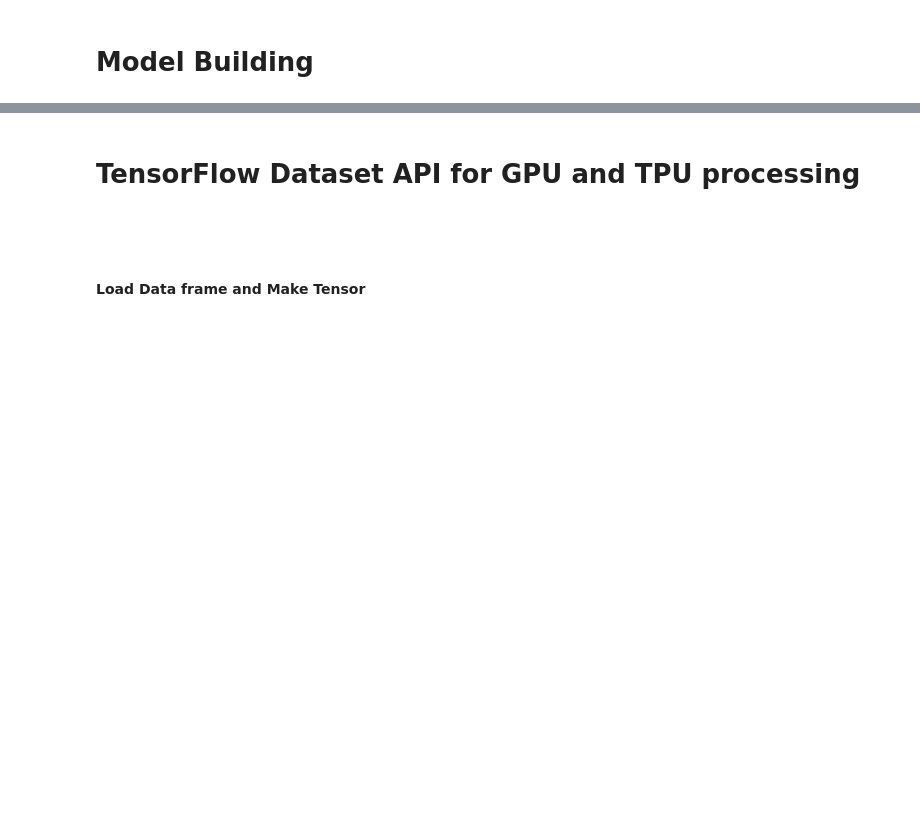
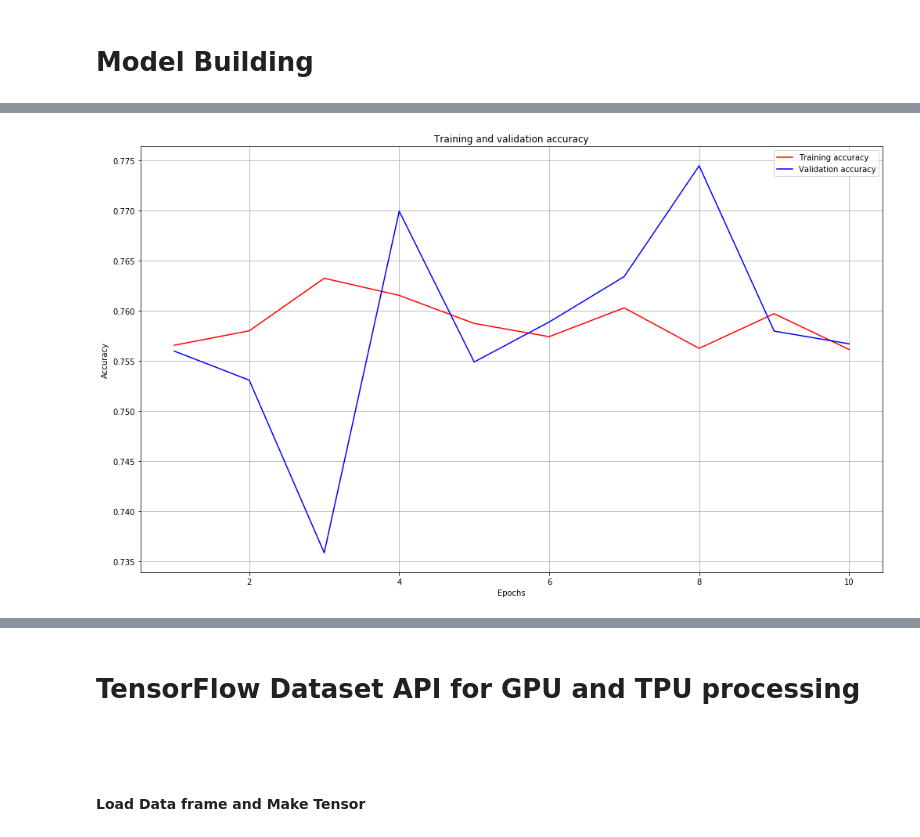
Before and after one commit to sachin032/TensorFlow, a Jupyter notebook: Exercise-1.ipynb, the cells around one changed output, grey strips where cells are left out. Cells and saved outputs as stored; diff of their text form; code cells hidden in the pictures; blank space fills up the shorter version.

```diff
--- a/Exercise-1.ipynb
+++ b/Exercise-1.ipynb
@@ -428,0 +423,2 @@ http://63d67953.ngrok.io
+# %%
+DATASET_SIZE = len(df)
@@ -457,0 +524,31 @@ ImportError: ignored
+# %%
+#Model 6H8N with dropouts
+def get_dropout_compiled_model():
+    model = tf.keras.Sequential([
+        tf.keras.layers.Dense(8, activation='relu', ),
+        tf.keras.layers.Dense(8, activation='relu'),
+        tf.keras.layers.Dropout(0.2),
+        tf.keras.layers.Dense(8, activation='relu'),
+        tf.keras.layers.Dropout(0.2),
+        tf.keras.layers.Dense(8, activation='relu'),
+        tf.keras.layers.Dropout(0.2),
+        tf.keras.layers.Dense(8, activation='relu'),
+        tf.keras.layers.Dropout(0.2),
+        tf.keras.layers.Dense(8, activation='relu'),
+        tf.keras.layers.Dense(1, activation='sigmoid')
+    ])
+
+    model.compile(optimizer=RMSprop(lr=0.001),
+                  loss='binary_crossentropy',
+                  metrics=['accuracy'],
+                  verbose=1,
+                  callbacks = [callback]
+                  )
+
+    return model
+# %%
+droput_model = get_dropout_compiled_model()
+
+droput_history = droput_model.fit(x=train_dataset,
+                    validation_data=val_dataset,
+                    epochs=10)
@@ -458,14 +576,15 @@ ImportError: ignored
 # %%
-import matplotlib.pyplot as plt
-loss = history.history['acc']
-val_loss = history.history['val_acc']
-
+acc = droput_history.history['accuracy']
+val_acc = droput_history.history['val_accuracy']
 epochs = range(len(acc))
 plt.figure(figsize=(17,10))
-plt.plot(epochs, loss, 'r', label='Training accuracy')
-plt.plot(epochs, val_loss, 'b', label='Validation accuracy')
+plt.plot(range(1,11), acc, 'r', label='Training accuracy')
+plt.plot(range(1,11), val_acc, 'b', label='Validation accuracy')
 plt.title('Training and validation accuracy')
 plt.xlabel('Epochs')
 plt.ylabel('Accuracy')
 plt.legend(loc=0)
+plt.grid()
 plt.show()
+# %% [output]
+[figure, added]
```
Also changed, not shown: parts of 39 cells of this notebook.
